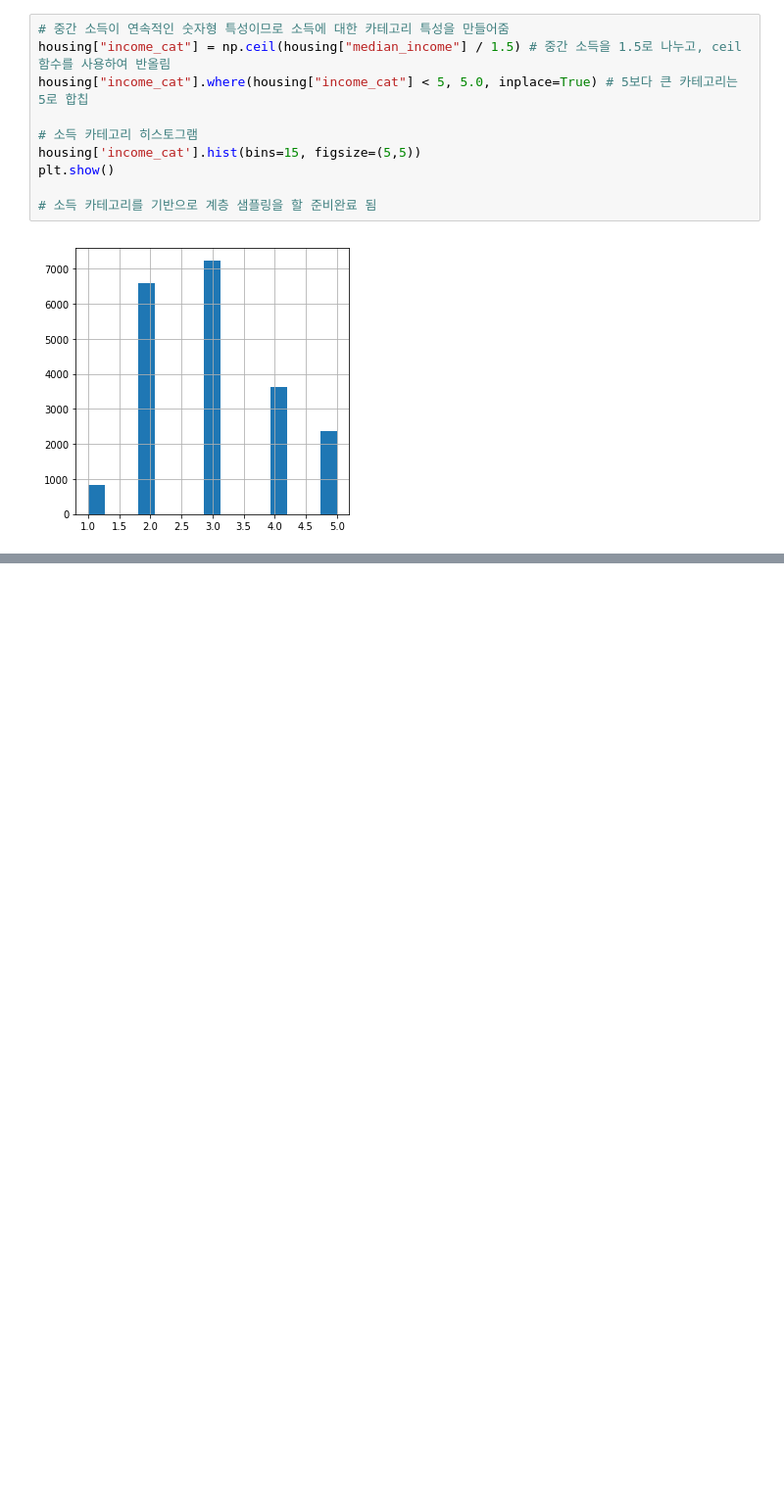
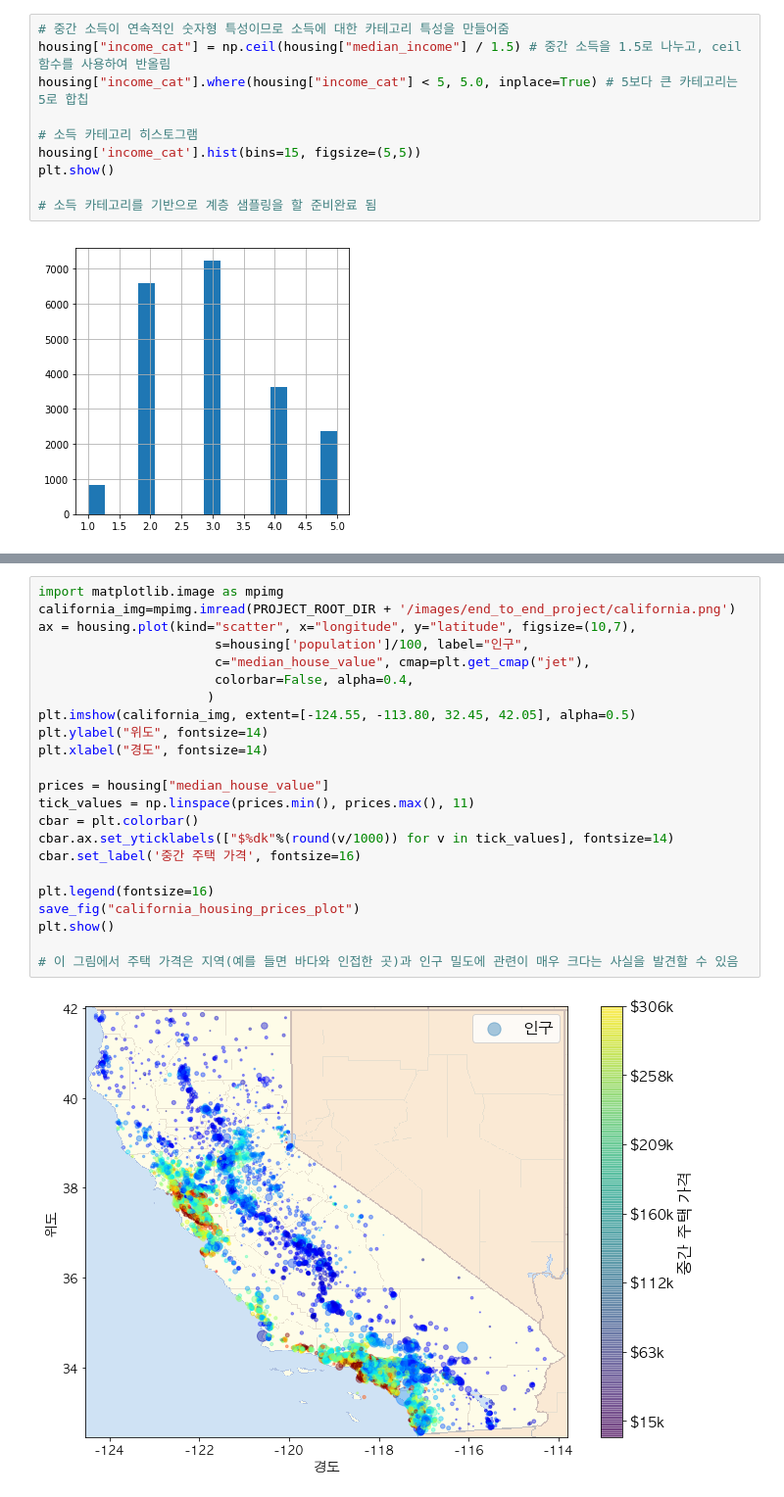
Before and after one commit to namsoojang/Play_with_Data_4th, a Jupyter notebook: Ch2_ML_Project/2. 머신러닝 프로젝트 처음부터 끝까지.ipynb, the cells around one changed output, grey strips where cells are left out. Shown at 98% size. Saved outputs shown, nothing was run; the diff lists cells and outputs as text; blank space fills up the shorter version.

```diff
--- a/Ch2_ML_Project/2. 머신러닝 프로젝트 처음부터 끝까지.ipynb
+++ b/Ch2_ML_Project/2. 머신러닝 프로젝트 처음부터 끝까지.ipynb
@@ -228,0 +345,25 @@ plt.show()
+# %%
+import matplotlib.image as mpimg
+california_img=mpimg.imread(PROJECT_ROOT_DIR + '/images/end_to_end_project/california.png')
+ax = housing.plot(kind="scatter", x="longitude", y="latitude", figsize=(10,7),
+                       s=housing['population']/100, label="인구",
+                       c="median_house_value", cmap=plt.get_cmap("jet"),
+                       colorbar=False, alpha=0.4,
+                      )
+plt.imshow(california_img, extent=[-124.55, -113.80, 32.45, 42.05], alpha=0.5)
+plt.ylabel("위도", fontsize=14)
+plt.xlabel("경도", fontsize=14)
+
+prices = housing["median_house_value"]
+tick_values = np.linspace(prices.min(), prices.max(), 11)
+cbar = plt.colorbar()
+cbar.ax.set_yticklabels(["$%dk"%(round(v/1000)) for v in tick_values], fontsize=14)
+cbar.set_label('중간 주택 가격', fontsize=16)
+
+plt.legend(fontsize=16)
+save_fig("california_housing_prices_plot")
+plt.show()
+
+# 이 그림에서 주택 가격은 지역(예를 들면 바다와 인접한 곳)과 인구 밀도에 관련이 매우 크다는 사실을 발견할 수 있음
+# %% [output]
+[figure, added]
```
Also changed, not shown: parts of 12 cells of this notebook, 2 other files.
